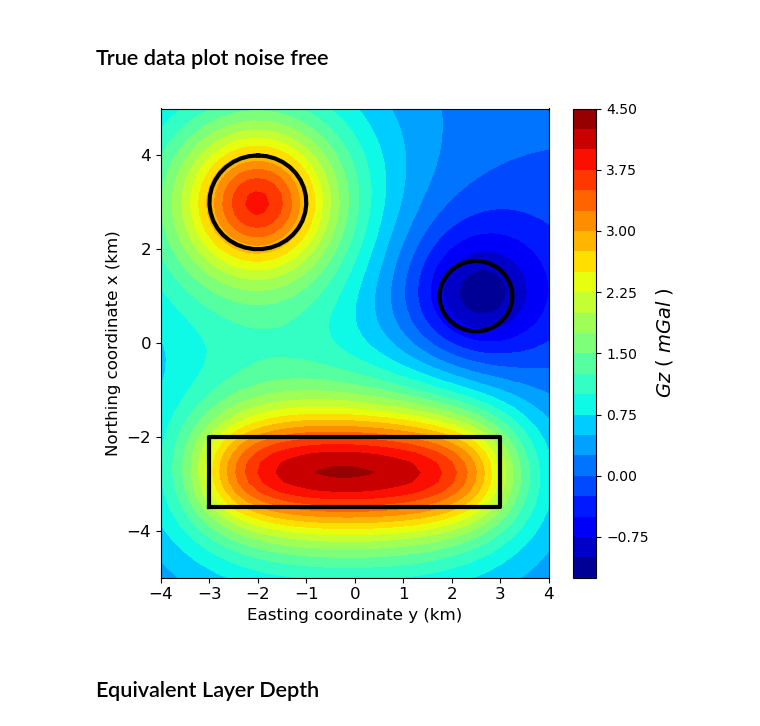
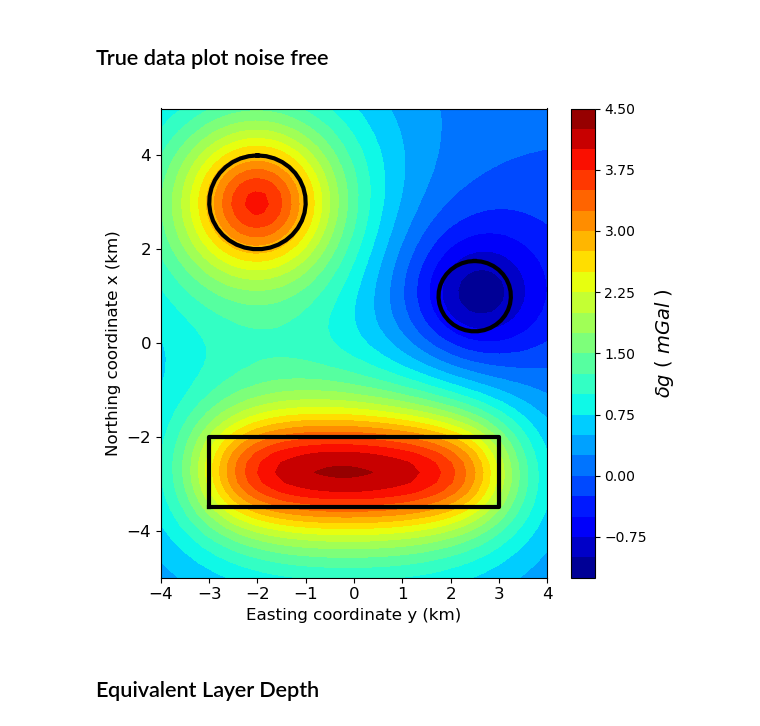
Before and after one commit to DiegoTaka/fast_equivalent_layer, a Jupyter notebook: code/grav/Stability_comparison_grav.ipynb, the cells around one changed output. Saved outputs shown, nothing was run; the diff lists cells and outputs as text; code cells hidden in the pictures.

```diff
--- a/code/grav/Stability_comparison_grav.ipynb
+++ b/code/grav/Stability_comparison_grav.ipynb
@@ -58,35 +58,35 @@ x2 = xc2/1000 + (R2/1000)*np.cos(phi)
 y2 = yc2/1000 + (R2/1000)*np.sin(phi)
 
 x_p = [-3.5, -2., -2., -3.5, -3.5]
 y_p = [-3., -3., 3., 3., -3.]
 
 #x_p2 = [-3, -2.5, 3.5, 3, -3.]
 #y_p2 = [4, 4.5, 0, -0.5, 4]
 
 # plot of the vertical component of the gravitational atraction at z=0
 fig=plt.figure(figsize=(6,5.5))
 fig.patch.set_facecolor('xkcd:white')
 plt.plot()
 plt.tricontourf(yi_plot,xi_plot,data[0],22,cmap='jet')
 plt.plot(y_p,x_p,color="k", linewidth=3)
 #plt.plot(x_p2,y_p2,color="k", linewidth=3)
 plt.plot(y1, x1, color="k", linewidth=3)
 plt.plot(y2, x2, color="k", linewidth=3)
 cb = plt.colorbar(shrink=1)
 #plt.axis('scaled')
-cb.set_label('$Gz$ ( $mGal$ )', rotation=90, fontsize=14)
+cb.set_label('$\delta g$ ( $mGal$ )', rotation=90, fontsize=14)
 plt.xlim(np.min(yi_plot),np.max(yi_plot))
 plt.ylim(np.min(xi_plot),np.max(xi_plot))
 plt.xticks(fontsize=12)
 plt.yticks(fontsize=12)
 plt.xlabel('Easting coordinate y (km)', fontsize=12)
 plt.ylabel('Northing coordinate x (km)', fontsize=12)
 #mpl.m2km()
 #plt.plot(yi, xi, 'ko-', alpha=0.1)
 plt.tight_layout();
 #plt.savefig('figures/synthetic_data.png', dpi=300)
 # %% [output]
-[figure, old version]
+[figure, new version]
 # %% [markdown]
 ## Equivalent Layer Depth
 # %%
```
Also changed, not shown: parts of 1 cell of this notebook, 3 other files.
